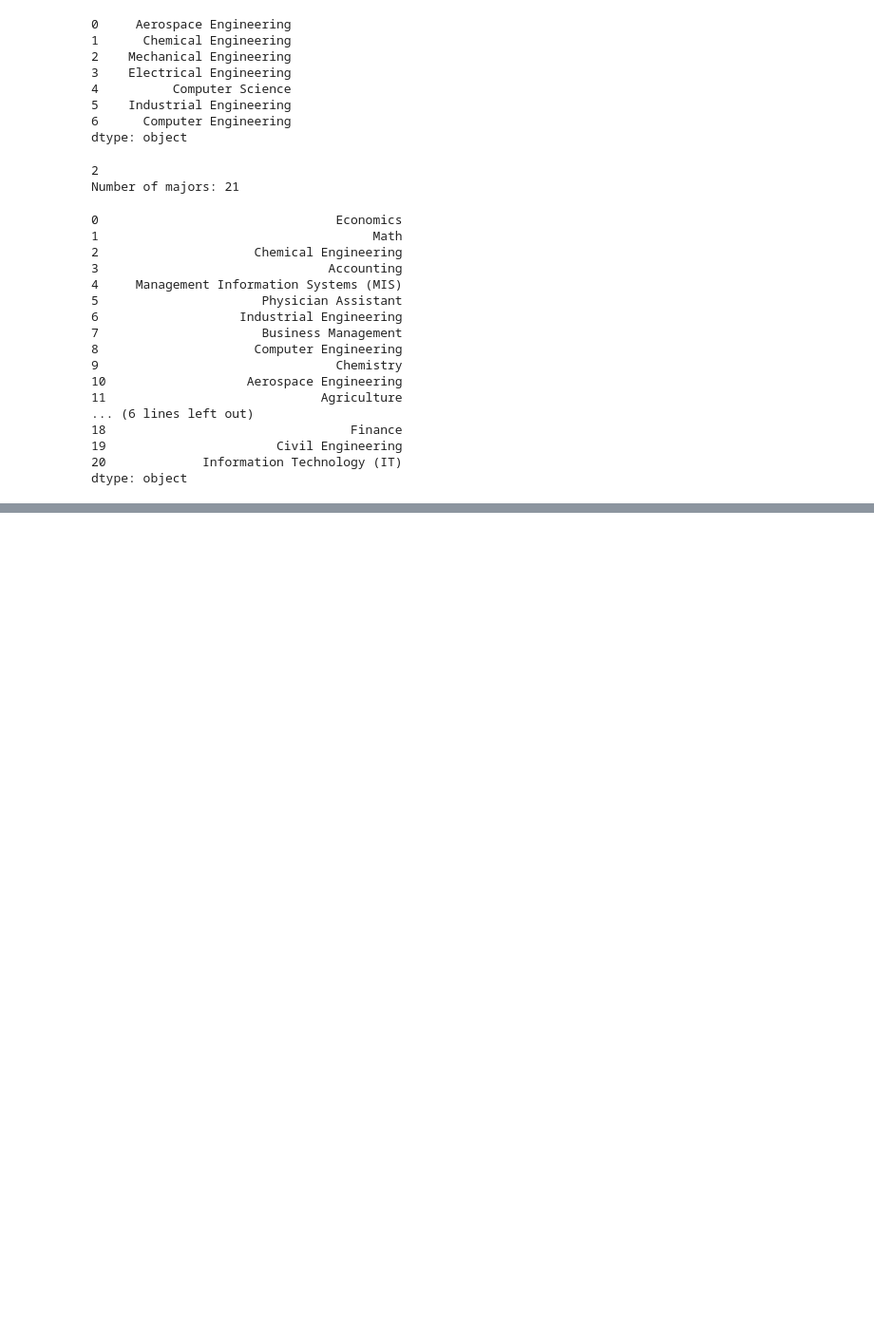
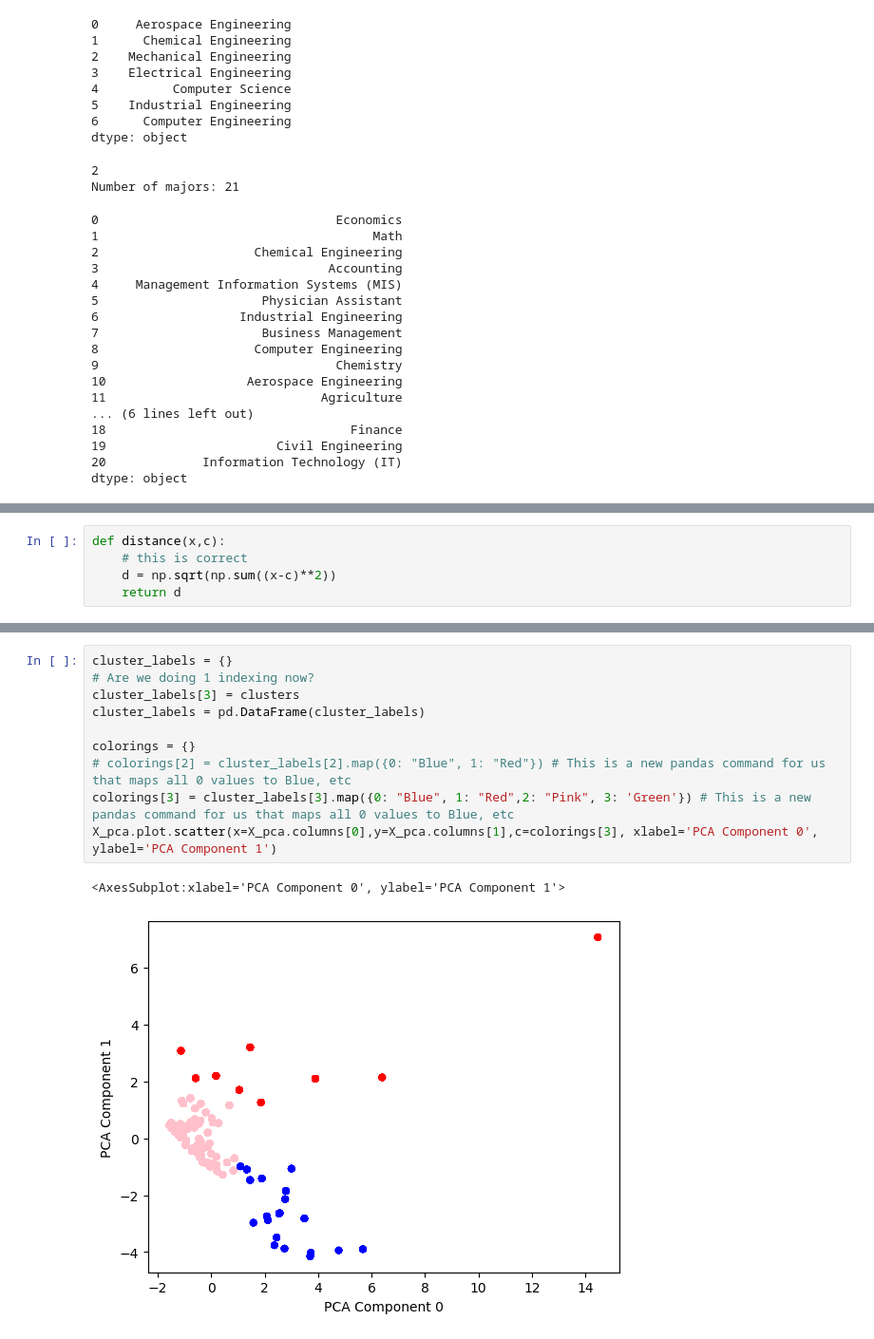
Before and after one commit to claravox/CSC466-project, a Jupyter notebook: clustering-living-plus-major.ipynb, the cells around one changed output, grey strips where cells are left out. Shown at 95% size. Cells and saved outputs as stored; diff of their text form; blank space fills up the shorter version.

```diff
--- a/clustering-living-plus-major.ipynb
+++ b/clustering-living-plus-major.ipynb
@@ -619,0 +633,5 @@ dtype: object
+# %%
+def distance(x,c):
+    # this is correct
+    d = np.sqrt(np.sum((x-c)**2))
+    return d
@@ -619,0 +674,13 @@ dtype: object
+# %%
+cluster_labels = {}
+# Are we doing 1 indexing now?
+cluster_labels[3] = clusters
+cluster_labels = pd.DataFrame(cluster_labels)
+
+colorings = {}
+# colorings[2] = cluster_labels[2].map({0: "Blue", 1: "Red"}) # This is a new pandas command for us that maps all 0 values to Blue, etc
+colorings[3] = cluster_labels[3].map({0: "Blue", 1: "Red",2: "Pink", 3: 'Green'}) # This is a new pandas command for us that maps all 0 values to Blue, etc
+X_pca.plot.scatter(x=X_pca.columns[0],y=X_pca.columns[1],c=colorings[3], xlabel='PCA Component 0', ylabel='PCA Component 1')
+# %% [output]
+<AxesSubplot:xlabel='PCA Component 0', ylabel='PCA Component 1'>
+[figure, added]
```
Also changed, not shown: parts of 3 cells of this notebook.
